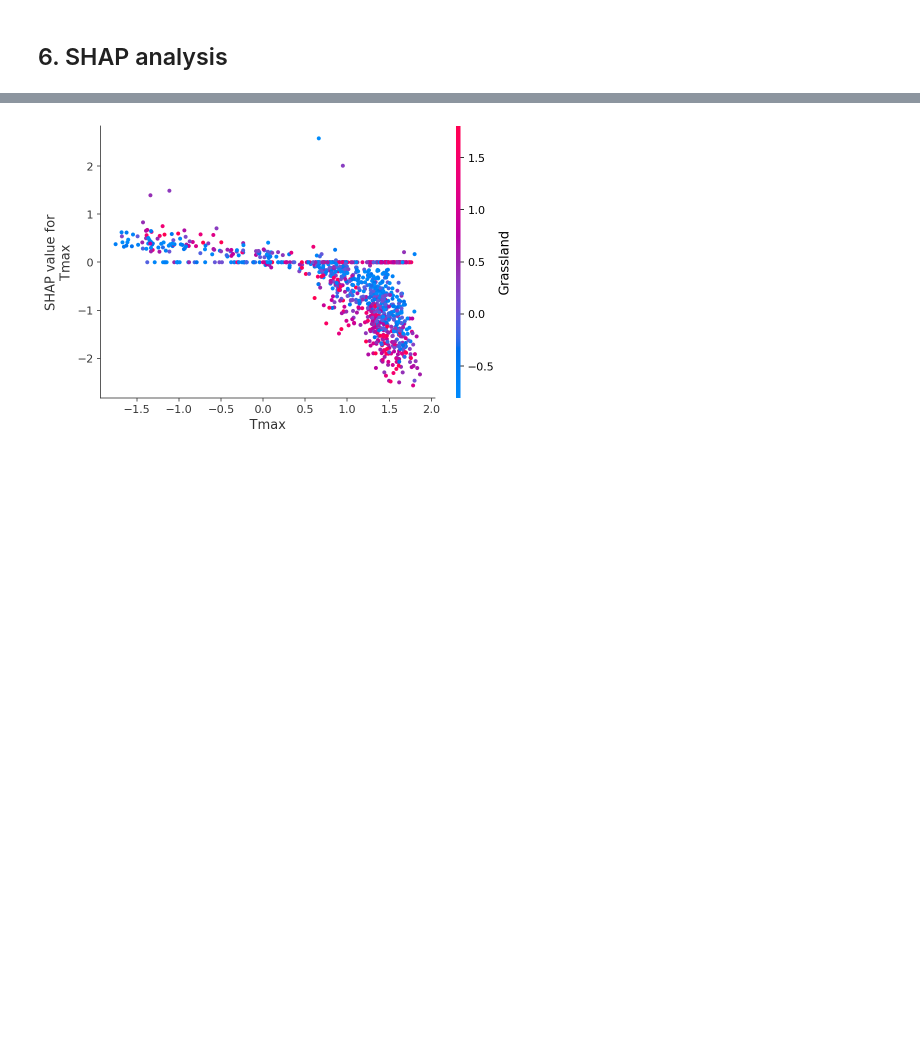
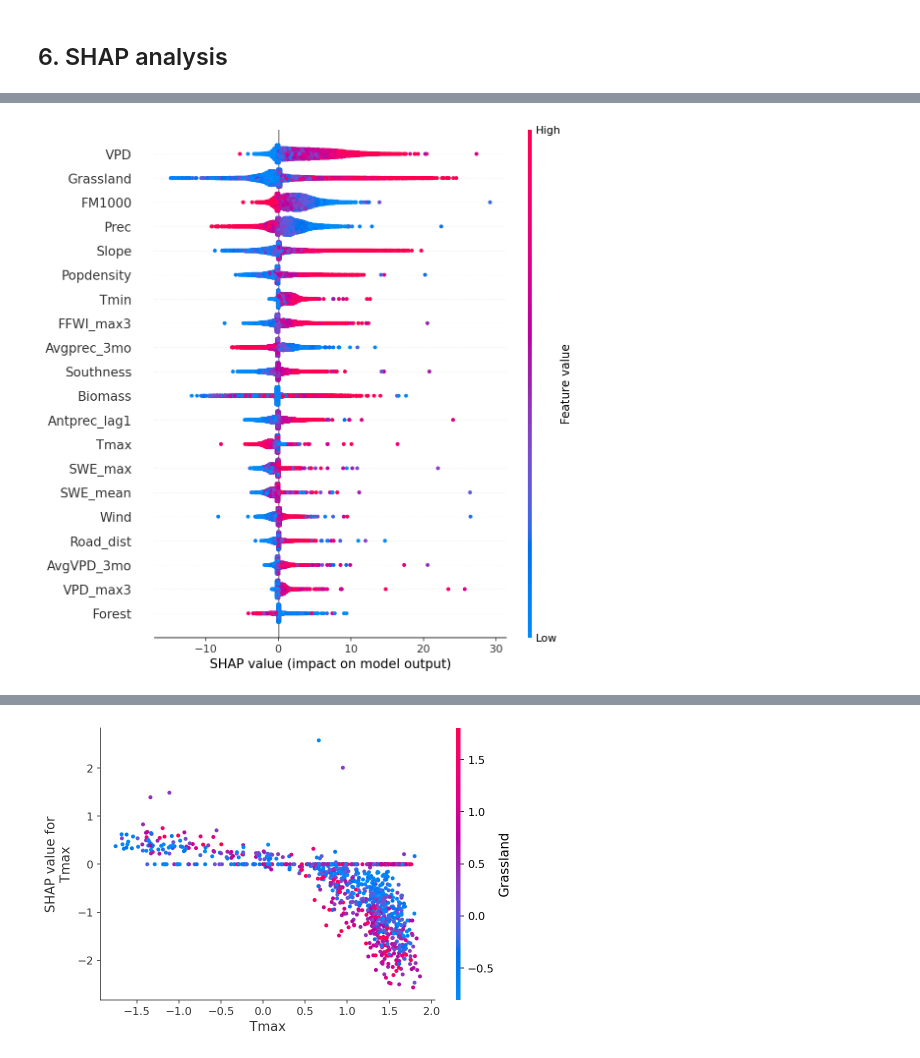
Before and after one commit to jtbuch/smlfire1.0, a Jupyter notebook: scripts/ml_grid_fire_size.ipynb, the cells around one changed output, grey strips where cells are left out. Cells and saved outputs as stored; diff of their text form; code cells hidden in the pictures; blank space fills up the shorter version.

```diff
--- a/scripts/ml_grid_fire_size.ipynb
+++ b/scripts/ml_grid_fire_size.ipynb
@@ -620,0 +696,4 @@ MDN trained for 277 epochs
+# %%
+shap.summary_plot(np.array(reg_temp_shap_df), X_temp_plot_df.drop(columns= ['reg_indx']))
+# %% [output]
+[figure, added]
```
Also changed, not shown: parts of 14 cells of this notebook, 20 other files.
